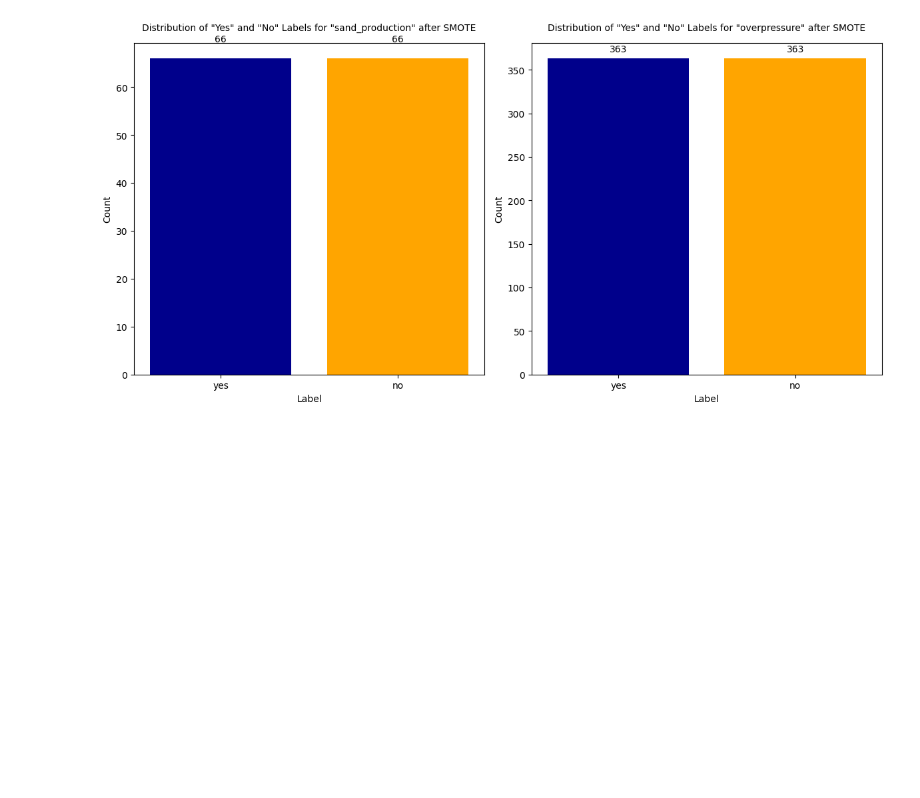
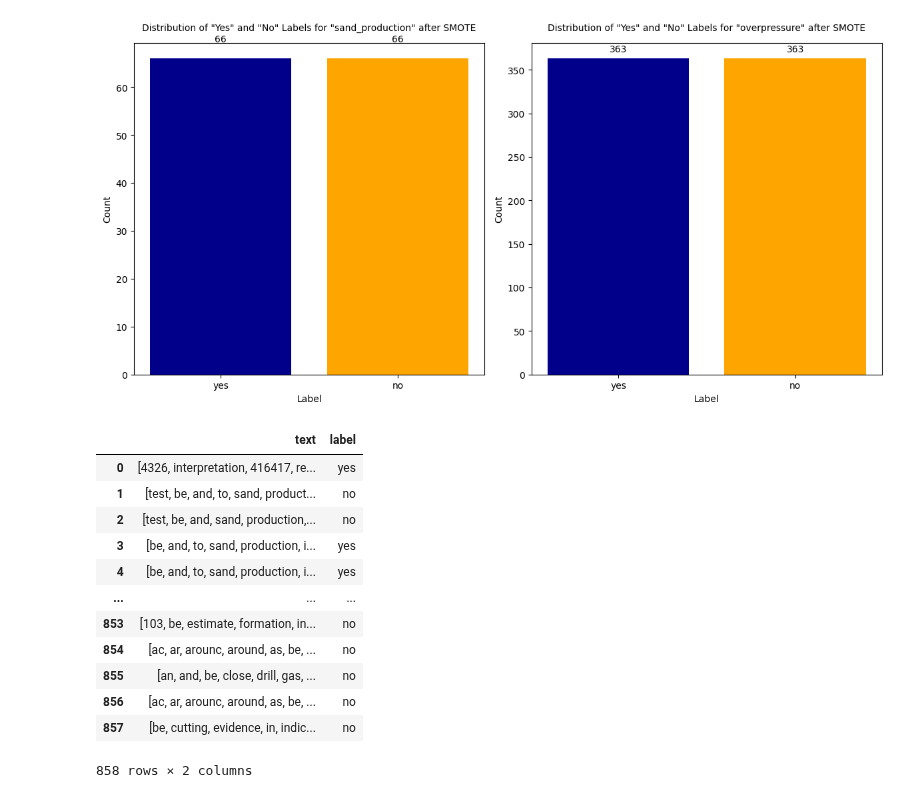
Before and after one commit to zahidhamidi/ML-Project, a Jupyter notebook: Testing_Pre_trained_Model_Binary_False_Positive_Case_Classification.ipynb, the cells around one changed output. Saved outputs shown, nothing was run; the diff lists cells and outputs as text; code cells hidden in the pictures; blank space fills up the shorter version.

Commit message:
managing data type

```diff
--- a/Testing_Pre_trained_Model_Binary_False_Positive_Case_Classification.ipynb
+++ b/Testing_Pre_trained_Model_Binary_False_Positive_Case_Classification.ipynb
@@ -208,11 +208,11 @@ labels = df["label"].tolist()
 dataset = df["dataset"].tolist()
 
 # Create a DataFrame from the preprocessed data
-df = pd.DataFrame({"dataset" : dataset,"text": preprocessed_data, "label": labels})
+df2 = pd.DataFrame({"dataset" : dataset,"text": preprocessed_data, "label": labels})
 
 # Separate the data into two DataFrames based on the dataset
-sand_production_df = df[df["dataset"] == "sand_production"]
-overpressure_df = df[df["dataset"] == "overpressure"]
+sand_production_df = df2[df2["dataset"] == "sand_production"]
+overpressure_df = df2[df2["dataset"] == "overpressure"]
 
 # Instantiate a CountVectorizer to convert text data to numerical features for sand_production
 vectorizer_sand = CountVectorizer()
@@ -278,3 +266,28 @@ preprocessed_data = combined_df_smot["text"].tolist()
+# %%
+import pandas as pd
+
+# Assuming you already have resampled_sand_df and resampled_overpressure_df DataFrames
+
+# Concatenate the dataframes while preserving the original data types
+combined_df = pd.concat([resampled_sand_df, resampled_overpressure_df], ignore_index=True)
+
+# Now, combined_df contains the concatenated data with original data types
+# %%
+combined_df
+# %% [output]
+|  | text | label |
+| 0 | [4326, interpretation, 416417, re... | yes |
+| 1 | [test, be, and, to, sand, product... | no |
+| 2 | [test, be, and, sand, production,... | no |
+| 3 | [be, and, to, sand, production, i... | yes |
+| 4 | [be, and, to, sand, production, i... | yes |
+| ... | ... | ... |
+| 853 | [103, be, estimate, formation, in... | no |
+| 854 | [ac, ar, arounc, around, as, be, ... | no |
+| 855 | [an, and, be, close, drill, gas, ... | no |
+| 856 | [ac, ar, arounc, around, as, be, ... | no |
+| 857 | [be, cutting, evidence, in, indic... | no |
+858 rows × 2 columns
 # %%
 # Testing with pre-trained model
 
```
Also changed, not shown: parts of 6 cells of this notebook.
